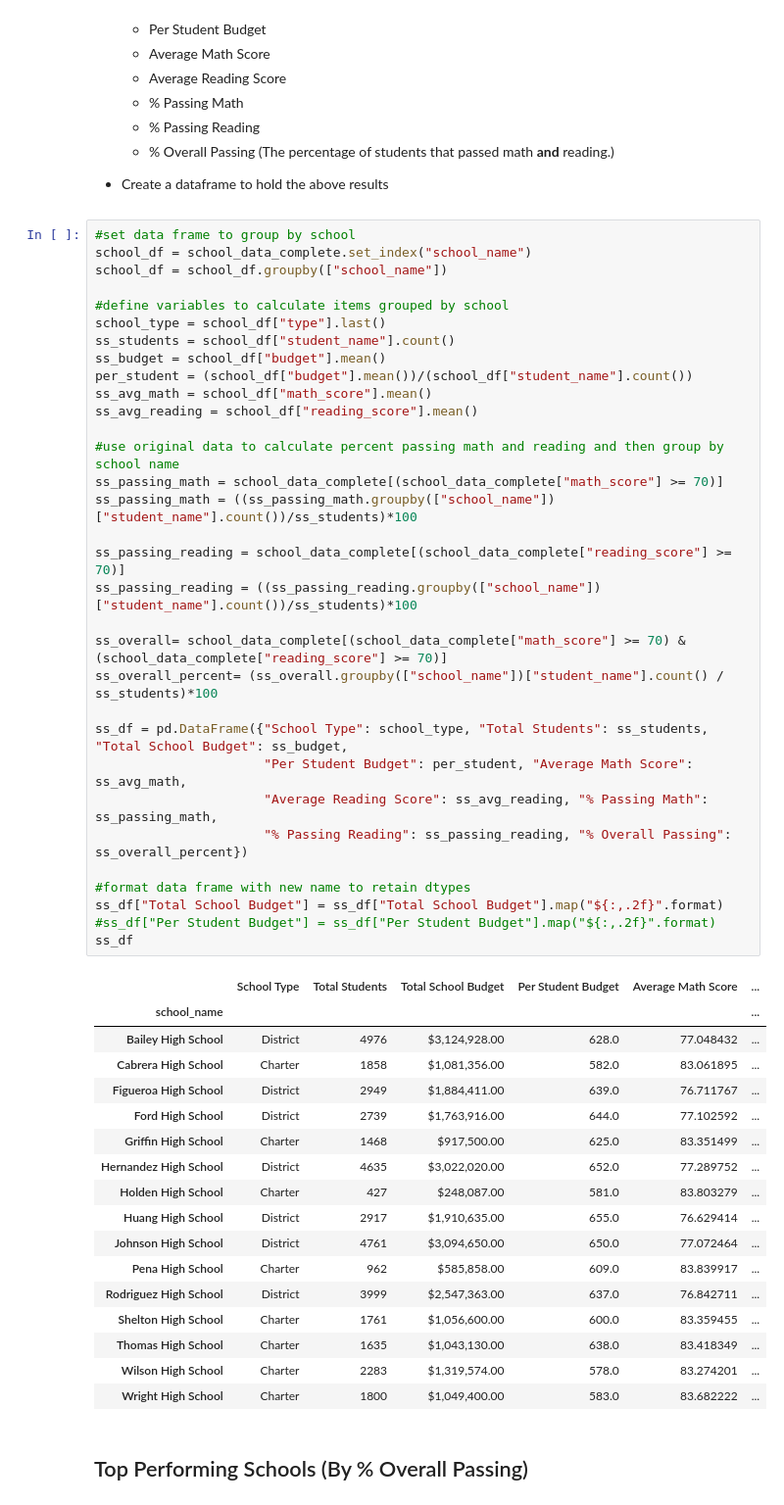
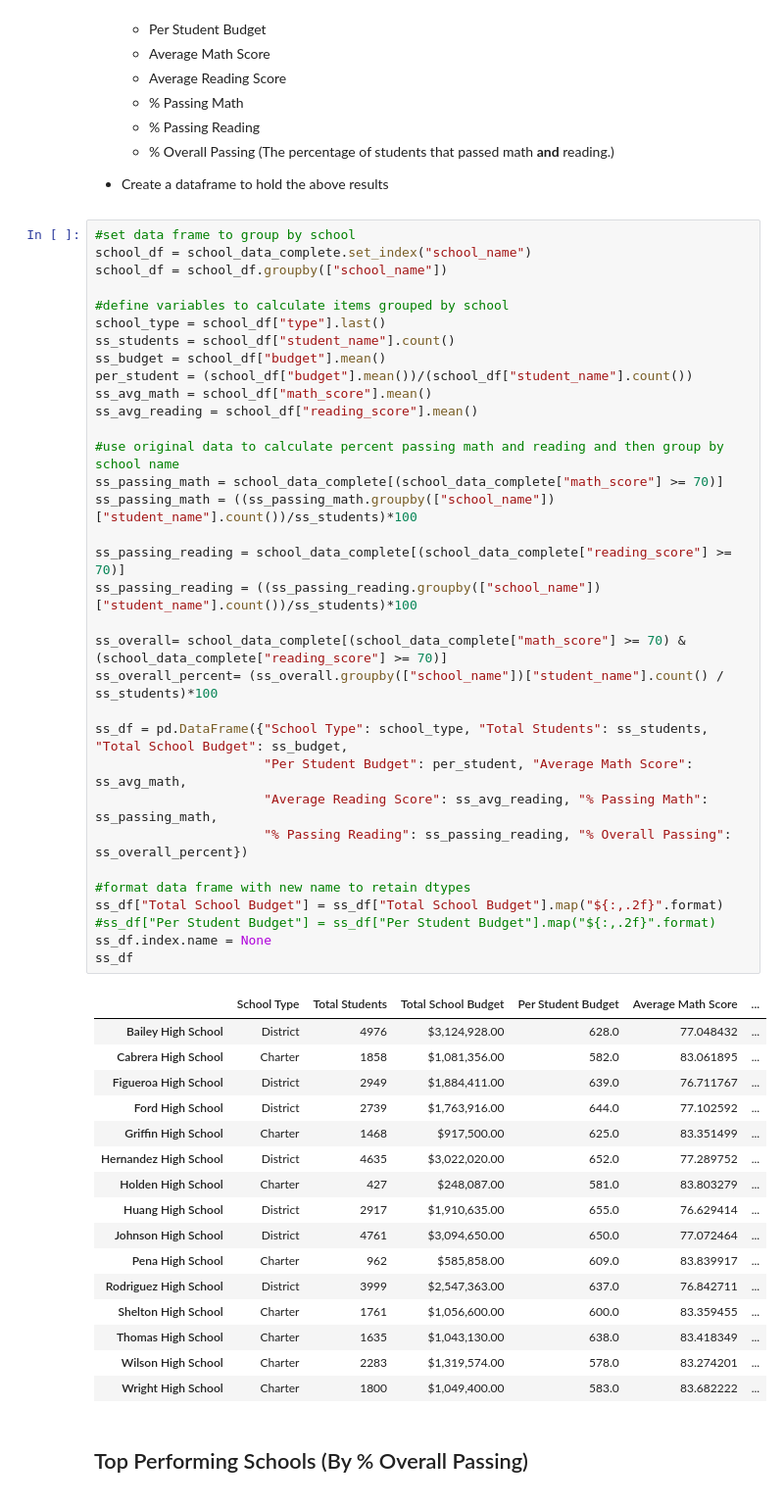
Before and after one commit to tebohl/Pandas-School-Analysis, a Jupyter notebook: PyCitySchools/PyCitySchools.ipynb, the cells around one changed output. Shown: that part at 98% size. Cells and saved outputs as stored; diff of their text form.

Commit message:
adding to PyCitySchools script

```diff
--- a/PyCitySchools/PyCitySchools.ipynb
+++ b/PyCitySchools/PyCitySchools.ipynb
@@ -103,34 +107,34 @@ school_df = school_df.groupby(["school_name"])
 
 #define variables to calculate items grouped by school
 school_type = school_df["type"].last()
 ss_students = school_df["student_name"].count()
 ss_budget = school_df["budget"].mean()
 per_student = (school_df["budget"].mean())/(school_df["student_name"].count())
 ss_avg_math = school_df["math_score"].mean()
 ss_avg_reading = school_df["reading_score"].mean()
 
 #use original data to calculate percent passing math and reading and then group by school name
 ss_passing_math = school_data_complete[(school_data_complete["math_score"] >= 70)]
 ss_passing_math = ((ss_passing_math.groupby(["school_name"])["student_name"].count())/ss_students)*100
 
 ss_passing_reading = school_data_complete[(school_data_complete["reading_score"] >= 70)]
 ss_passing_reading = ((ss_passing_reading.groupby(["school_name"])["student_name"].count())/ss_students)*100
 
 ss_overall= school_data_complete[(school_data_complete["math_score"] >= 70) & (school_data_complete["reading_score"] >= 70)]
 ss_overall_percent= (ss_overall.groupby(["school_name"])["student_name"].count() / ss_students)*100
 
 ss_df = pd.DataFrame({"School Type": school_type, "Total Students": ss_students, "Total School Budget": ss_budget,
                       "Per Student Budget": per_student, "Average Math Score": ss_avg_math,
                       "Average Reading Score": ss_avg_reading, "% Passing Math": ss_passing_math,
                       "% Passing Reading": ss_passing_reading, "% Overall Passing": ss_overall_percent})
 
 #format data frame with new name to retain dtypes
 ss_df["Total School Budget"] = ss_df["Total School Budget"].map("${:,.2f}".format)
 #ss_df["Per Student Budget"] = ss_df["Per Student Budget"].map("${:,.2f}".format)
+ss_df.index.name = None
 ss_df
 # %% [output]
 |  | School Type | Total Students | Total School Budget | Per Student Budget | Average Math Score | ... |
-| school_name |  |  |  |  |  | ... |
 | Bailey High School | District | 4976 | $3,124,928.00 | 628.0 | 77.048432 | ... |
 | Cabrera High School | Charter | 1858 | $1,081,356.00 | 582.0 | 83.061895 | ... |
 | Figueroa High School | District | 2949 | $1,884,411.00 | 639.0 | 76.711767 | ... |
```
Also changed, not shown: parts of 6 cells of this notebook.
